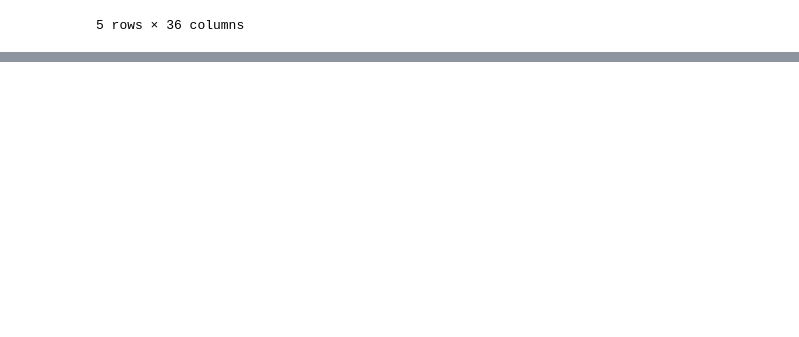
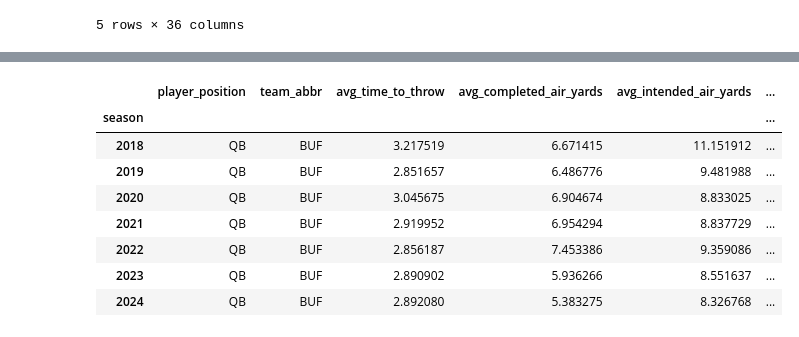
Before and after one commit to alexanderjireland/ff-draft-optimizer, a Jupyter notebook: notebooks/eda.ipynb, the cells around one changed output, grey strips where cells are left out. Drawn from its saved outputs; the diff is of its cells as text; code cells hidden in the pictures; blank space fills up the shorter version.

```diff
--- a/notebooks/eda.ipynb
+++ b/notebooks/eda.ipynb
@@ -348,0 +81,3 @@ rosters.tail()
+# %%
+ja_ng = next_gen_pass[next_gen_pass['player_gsis_id']==josh_allen_id]
+ja_ng.head()
@@ -348,0 +92,22 @@ rosters.tail()
+# %%
+ja_ng_filtered = ja_ng[ja_ng['week']<18]
+ja_ng_grouped = ja_ng_filtered.groupby('season').agg({'player_position':'first',
+                                                      'team_abbr':'first',
+                                                      'avg_time_to_throw':'mean',
+                                                      'avg_completed_air_yards':'mean',
+                                                      'avg_intended_air_yards':'mean',
+                                                      'avg_air_yards_differential':'mean',
+                                                      'aggressiveness':'mean',
+                                                        # More to add...
+                                                      })
+ja_ng_grouped
+# %% [output]
+|  | player_position | team_abbr | avg_time_to_throw | avg_completed_air_yards | avg_intended_air_yards | ... |
+| season |  |  |  |  |  | ... |
+| 2018 | QB | BUF | 3.217519 | 6.671415 | 11.151912 | ... |
+| 2019 | QB | BUF | 2.851657 | 6.486776 | 9.481988 | ... |
+| 2020 | QB | BUF | 3.045675 | 6.904674 | 8.833025 | ... |
+| 2021 | QB | BUF | 2.919952 | 6.954294 | 8.837729 | ... |
+| 2022 | QB | BUF | 2.856187 | 7.453386 | 9.359086 | ... |
+| 2023 | QB | BUF | 2.890902 | 5.936266 | 8.551637 | ... |
+| 2024 | QB | BUF | 2.892080 | 5.383275 | 8.326768 | ... |
```
Also changed, not shown: parts of 23 cells of this notebook.
